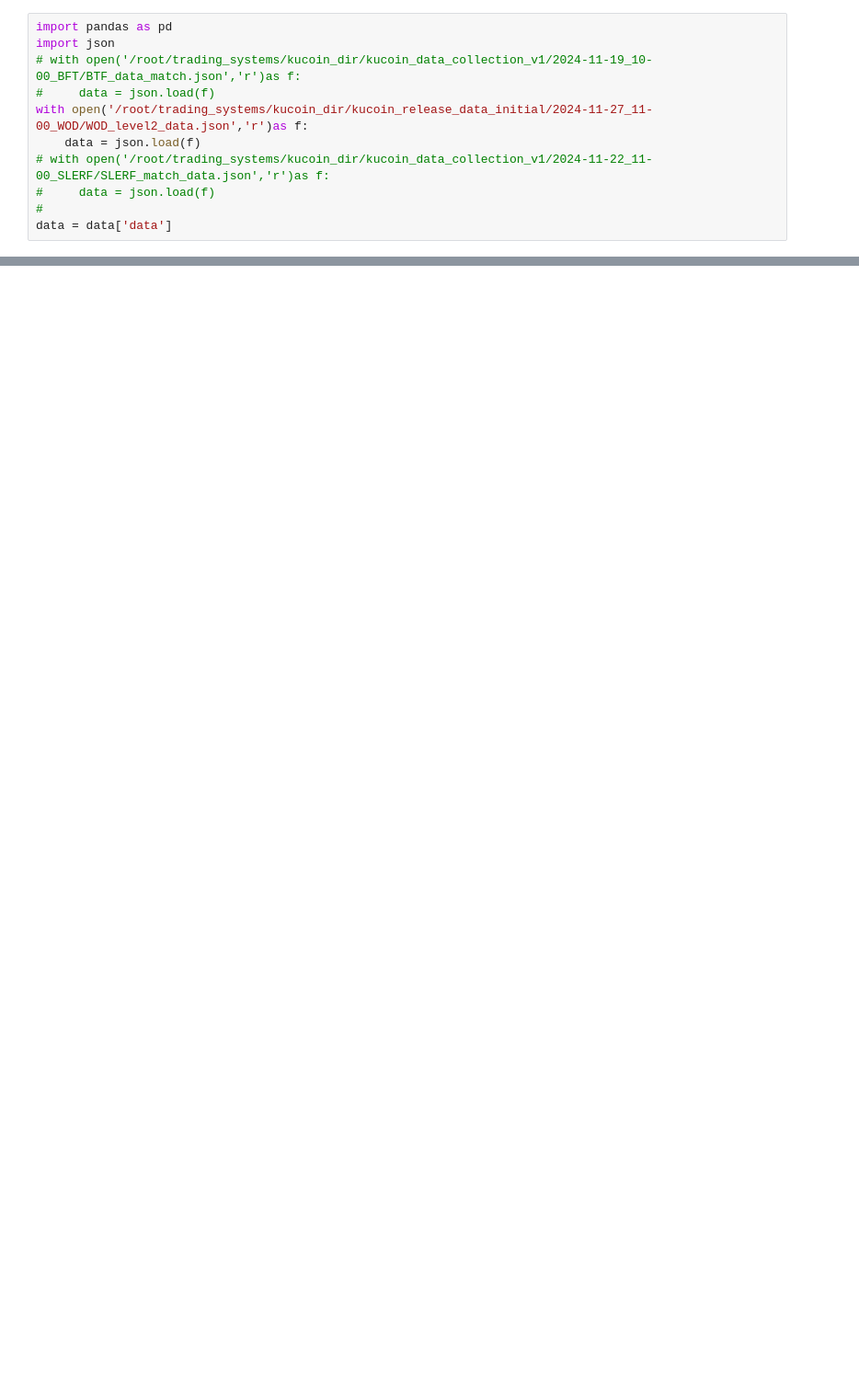
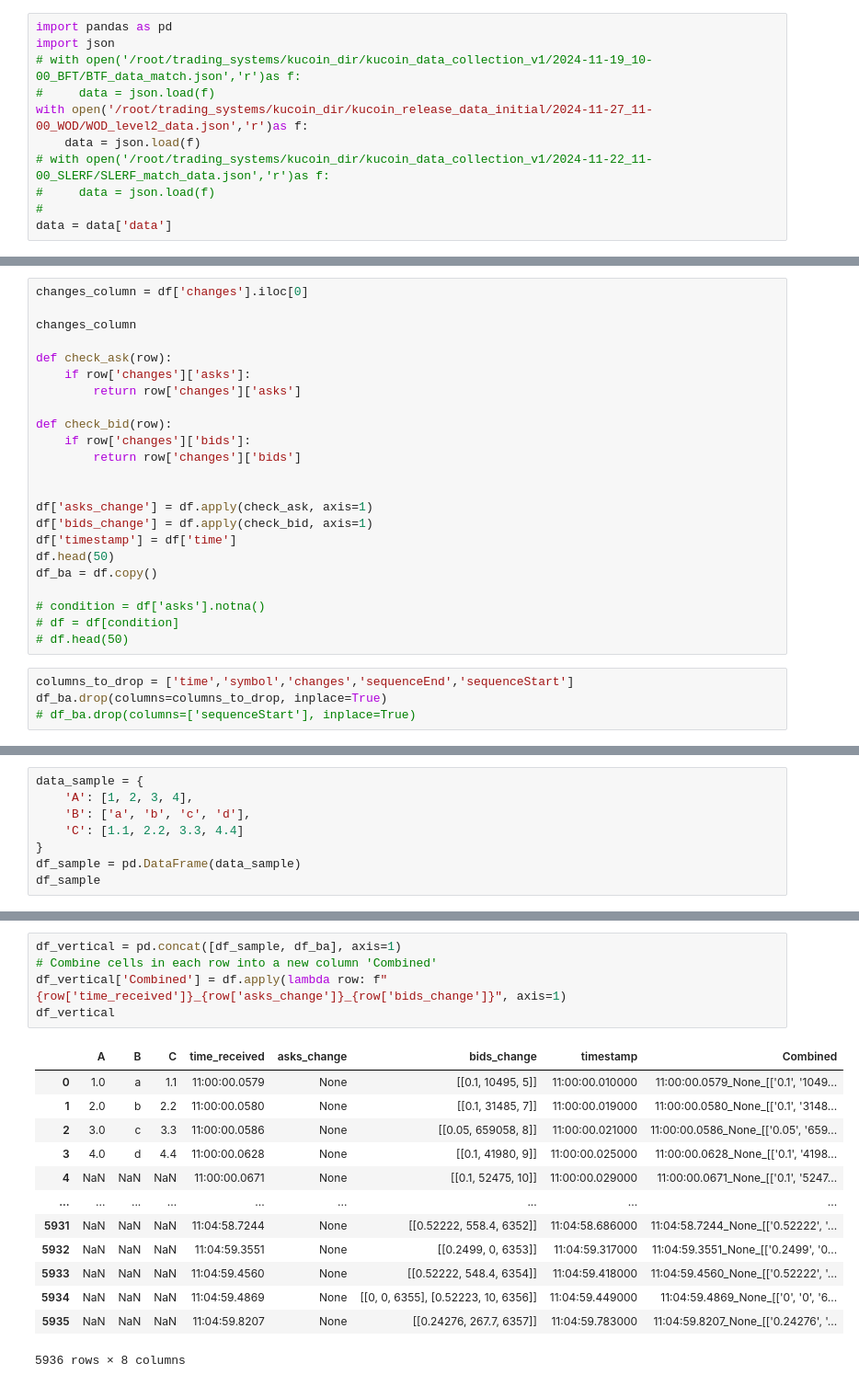
Before and after one commit to gigishub/trading_singapore_digitalocean, a Jupyter notebook: kucoin_dir/analysing_data/analyse_level2.ipynb, the cells around one changed output, grey strips where cells are left out. Shown at 92% size. Drawn from its saved outputs; the diff is of its cells as text; blank space fills up the shorter version.

```diff
--- a/kucoin_dir/analysing_data/analyse_level2.ipynb
+++ b/kucoin_dir/analysing_data/analyse_level2.ipynb
@@ -50,0 +71,27 @@ KeyError: 'time_before_que.put'
+# %%
+changes_column = df['changes'].iloc[0]
+
+changes_column
+
+def check_ask(row):
+    if row['changes']['asks']:
+        return row['changes']['asks']
+
+def check_bid(row):
+    if row['changes']['bids']:
+        return row['changes']['bids']
+
+
+df['asks_change'] = df.apply(check_ask, axis=1)
+df['bids_change'] = df.apply(check_bid, axis=1)
+df['timestamp'] = df['time']
+df.head(50)
+df_ba = df.copy()
+
+# condition = df['asks'].notna()
+# df = df[condition]
+# df.head(50)
+# %%
+columns_to_drop = ['time','symbol','changes','sequenceEnd','sequenceStart']
+df_ba.drop(columns=columns_to_drop, inplace=True)
+# df_ba.drop(columns=['sequenceStart'], inplace=True)
@@ -50,0 +145,8 @@ KeyError: 'time_before_que.put'
+# %%
+data_sample = {
+    'A': [1, 2, 3, 4],
+    'B': ['a', 'b', 'c', 'd'],
+    'C': [1.1, 2.2, 3.3, 4.4]
+}
+df_sample = pd.DataFrame(data_sample)
+df_sample
@@ -50,0 +159,19 @@ KeyError: 'time_before_que.put'
+# %%
+df_vertical = pd.concat([df_sample, df_ba], axis=1)
+# Combine cells in each row into a new column 'Combined'
+df_vertical['Combined'] = df.apply(lambda row: f"{row['time_received']}_{row['asks_change']}_{row['bids_change']}", axis=1)
+df_vertical
+# %% [output]
+|  | A | B | C | time_received | asks_change | bids_change | timestamp | Combined |
+| 0 | 1.0 | a | 1.1 | 11:00:00.0579 | None | [[0.1, 10495, 5]] | 11:00:00.010000 | 11:00:00.0579_None_[['0.1', '1049... |
+| 1 | 2.0 | b | 2.2 | 11:00:00.0580 | None | [[0.1, 31485, 7]] | 11:00:00.019000 | 11:00:00.0580_None_[['0.1', '3148... |
+| 2 | 3.0 | c | 3.3 | 11:00:00.0586 | None | [[0.05, 659058, 8]] | 11:00:00.021000 | 11:00:00.0586_None_[['0.05', '659... |
+| 3 | 4.0 | d | 4.4 | 11:00:00.0628 | None | [[0.1, 41980, 9]] | 11:00:00.025000 | 11:00:00.0628_None_[['0.1', '4198... |
+| 4 | NaN | NaN | NaN | 11:00:00.0671 | None | [[0.1, 52475, 10]] | 11:00:00.029000 | 11:00:00.0671_None_[['0.1', '5247... |
+| ... | ... | ... | ... | ... | ... | ... | ... | ... |
+| 5931 | NaN | NaN | NaN | 11:04:58.7244 | None | [[0.52222, 558.4, 6352]] | 11:04:58.686000 | 11:04:58.7244_None_[['0.52222', '... |
+| 5932 | NaN | NaN | NaN | 11:04:59.3551 | None | [[0.2499, 0, 6353]] | 11:04:59.317000 | 11:04:59.3551_None_[['0.2499', '0... |
+| 5933 | NaN | NaN | NaN | 11:04:59.4560 | None | [[0.52222, 548.4, 6354]] | 11:04:59.418000 | 11:04:59.4560_None_[['0.52222', '... |
+| 5934 | NaN | NaN | NaN | 11:04:59.4869 | None | [[0, 0, 6355], [0.52223, 10, 6356]] | 11:04:59.449000 | 11:04:59.4869_None_[['0', '0', '6... |
+| 5935 | NaN | NaN | NaN | 11:04:59.8207 | None | [[0.24276, 267.7, 6357]] | 11:04:59.783000 | 11:04:59.8207_None_[['0.24276', '... |
+5936 rows × 8 columns
```
Also changed, not shown: parts of 9 cells of this notebook, 25 other files.
